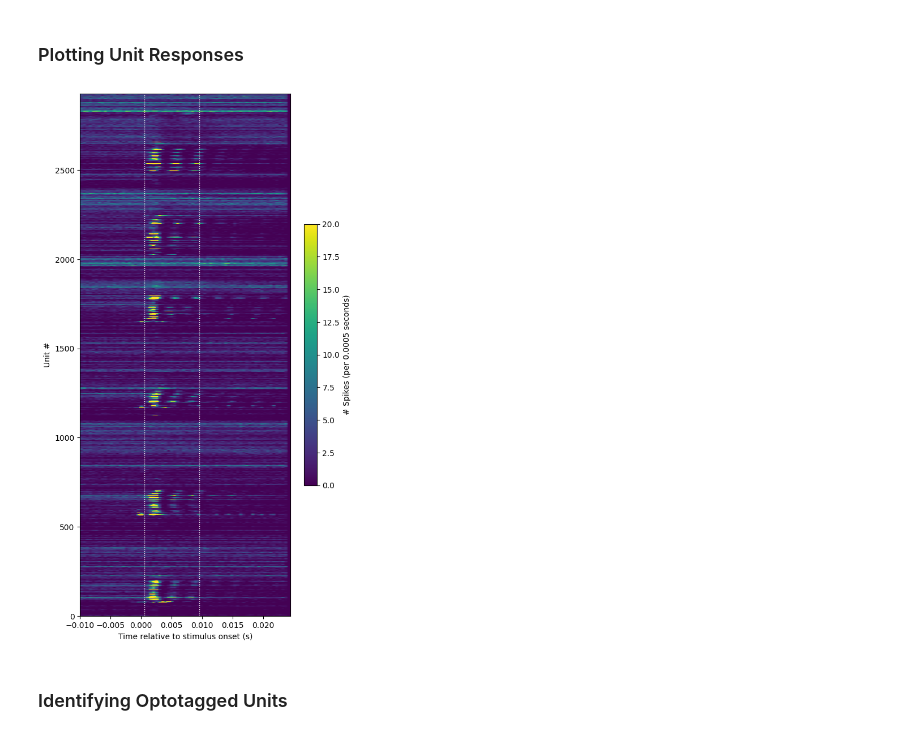
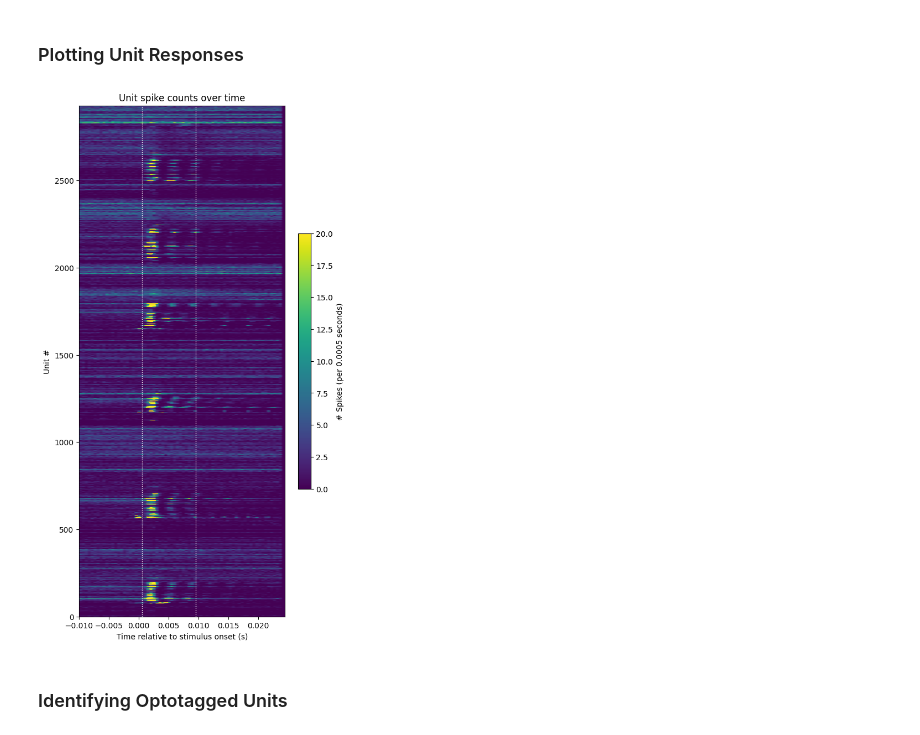
Before and after one commit to AllenInstitute/openscope_databook, a Jupyter notebook: docs/first-order/optotagging.ipynb, the cells around one changed output. Saved outputs shown, nothing was run; the diff lists cells and outputs as text; code cells hidden in the pictures.

```diff
--- a/docs/first-order/optotagging.ipynb
+++ b/docs/first-order/optotagging.ipynb
@@ -118,9 +118,9 @@ stim_select = lambda row: True
 stim_times = [float(row.start_time) for row in stim_table if stim_select(row)]
 
 # unit_select = lambda row: float(row.firing_rate) > 4
-# unit_select = lambda row: True
-# units_spike_times = [row.spike_times.iloc[0] for row in units if unit_select(row)]
-# units_spike_times = units["spike_times"]
+unit_select = lambda row: True
+units_spike_times = [row.spike_times.iloc[0] for row in units if unit_select(row)]
+units_spike_times = units["spike_times"]
 # %% [markdown]
 ### Plotting Unit Responses
 # %%
@@ -147,22 +147,33 @@ for unit_idx in range(len(units_spike_times)):
 # aggregate all stim trials to get total spikes by unit over time
 spike_counts = np.sum(spike_matrix, axis=2)
 # %%
-fig, ax = plt.subplots(figsize=(6,12)) # change fig size for different plot dimensions
-img = ax.imshow(spike_counts,
-                extent=[np.min(bin_edges), np.max(bin_edges), 0, len(units_spike_times)],
-                aspect="auto",
-                vmin=0,
-                vmax=20) # change vmax to get a better depiction of your data
+def show_counts(counts_matrix, stim_bounds=[], title="", c_label="", vmin=None, vmax=None):
+    fig, ax = plt.subplots(figsize=(6,12)) # change fig size for different plot dimensions
+    img = ax.imshow(counts_matrix,
+                    extent=[np.min(bin_edges), np.max(bin_edges), 0, len(counts_matrix)],
+                    aspect="auto",
+                    vmin=vmin,
+                    vmax=vmax) # change vmax to get a better depiction of your data
 
-for bound in [0.0005, 0.0095]:
-    plt.plot([bound, bound],[0, len(units_spike_times)], ':', color='white', linewidth=1.0)
+    for bound in stim_bounds:
+        ax.plot([bound, bound],[0, len(counts_matrix)], ':', color='white', linewidth=1.0)
 
-plt.xlabel("Time relative to stimulus onset (s)")
-plt.ylabel("Unit #")
+    ax.set_xlabel("Time relative to stimulus onset (s)")
+    ax.set_ylabel("Unit #")
 
-cbar = plt.colorbar(img, shrink=0.5)
-cbar.set_label(f"# Spikes (per {time_resolution} seconds)")
+    ax.set_title(title)
+
+    cbar = fig.colorbar(img, shrink=0.5)
+    cbar.set_label(c_label)
-# %% [output]
-[figure, removed]
+# %%
+show_counts(spike_counts,
+                  stim_bounds=[0.0005, 0.0095],
+                  title="Unit spike counts over time",
+                  c_label=f"# Spikes (per {time_resolution} seconds)",
+                  vmin=0,
+                  vmax=20
+                 )
+# %% [output]
+[figure, added]
 # %% [markdown]
 ### Identifying Optotagged Units
```
Also changed, not shown: parts of 15 cells of this notebook.
